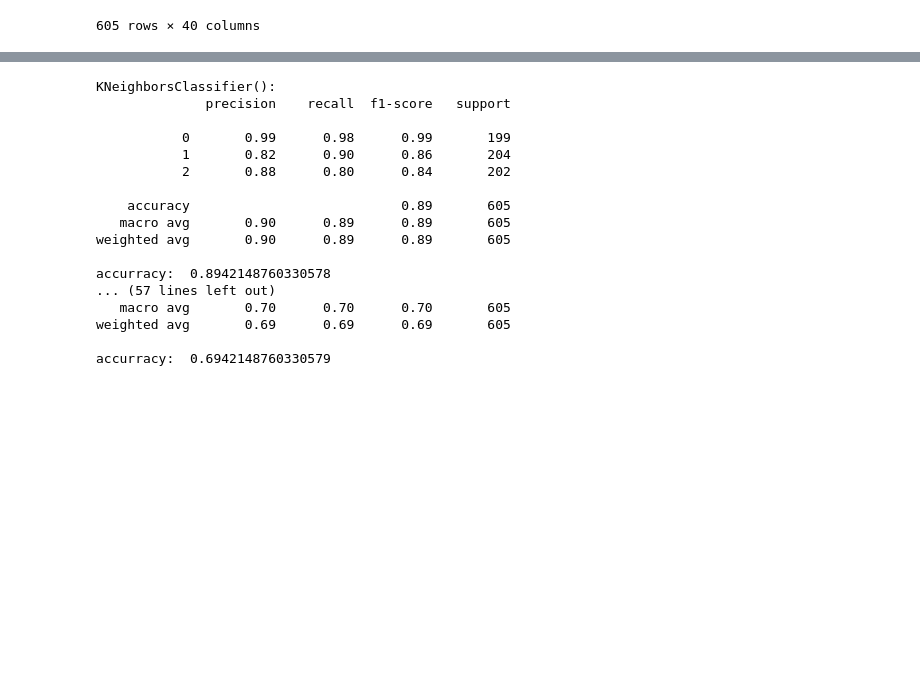
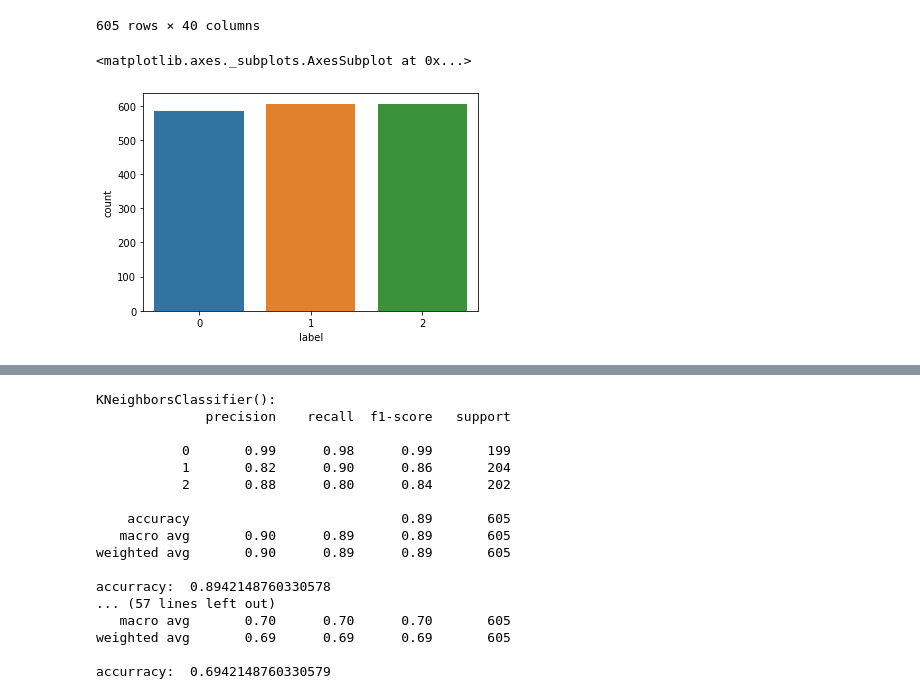
Before and after one commit to or-yitshak/Final-Project-Semester-B, a Jupyter notebook: Notebook 4.ipynb, the cells around one changed output, grey strips where cells are left out. Cells and saved outputs as stored; diff of their text form; code cells hidden in the pictures; blank space fills up the shorter version.

```diff
--- a/Notebook 4.ipynb
+++ b/Notebook 4.ipynb
@@ -155,10 +166,6 @@ def get_data2(original_data):
 alon_train_list = [evyatar_alon,nofar_alon,oriya_alon,orya2_alon,revital_alon,shahar_alon,shelly_alon,yael_alon,yoel_alon]
 spon_train_list = [evyatar_spon,nofar_spon,oriya_spon,orya2_spon,revital_spon,shahar_spon,shelly_spon,yael_spon,yoel_spon]
 sync_train_list = [evyatar_sync,nofar_sync,oriya_sync,orya2_sync,revital_sync,shahar_sync,shelly_sync,yael_sync,yoel_sync]
+alon_train = get_data2(alon_train_list, True)
+spon_train = get_data2(spon_train_list, False)
+sync_train = get_data2(sync_train_list, False)
-# %%
-spon_train=[]
-for i in spon_train_list:
-    df = get_data2(i)
-    spon_train.append(df)
-spon_train = pd.concat(spon_train)
-spon_train
@@ -179,7 +171,0 @@ spon_train
-# %%
-sync_train=[]
-for i in sync_train_list:
-    df = get_data2(i)
-    sync_train.append(df)
-sync_train = pd.concat(sync_train)
-sync_train
@@ -200,8 +171,0 @@ sync_train
-# %%
-alon_train=[]
-for i in alon_train_list:
-    x = alone_transform(i)
-    df = get_data2(x)
-    alon_train.append(df)
-alon_train = pd.concat(alon_train)
-alon_train
@@ -293,3 +234,8 @@ test_data
 # %%
 y_test = test_data['label']
 X_test = test_data.drop(['label','Time',' Frame ID',' # hands'], axis = 1)
+# %%
+sns.countplot(train_data['label'])
+# %% [output]
+<matplotlib.axes._subplots.AxesSubplot at 0x...>
+[figure, added]
```
Also changed, not shown: parts of 182 cells of this notebook.
